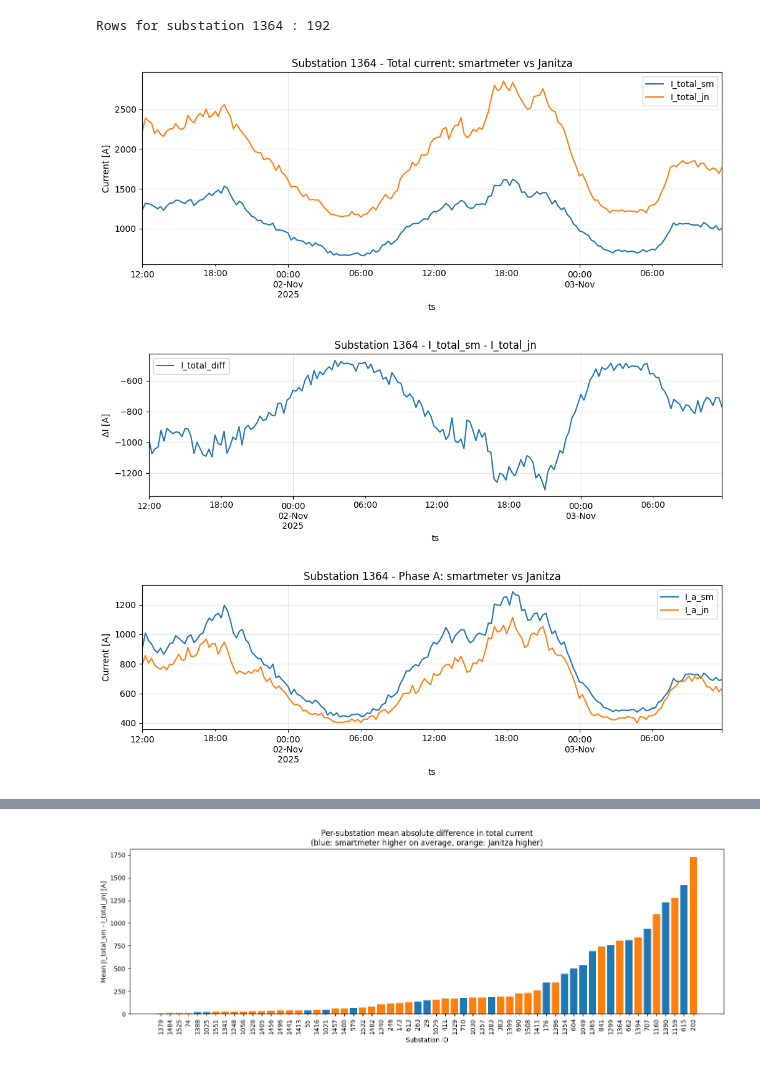
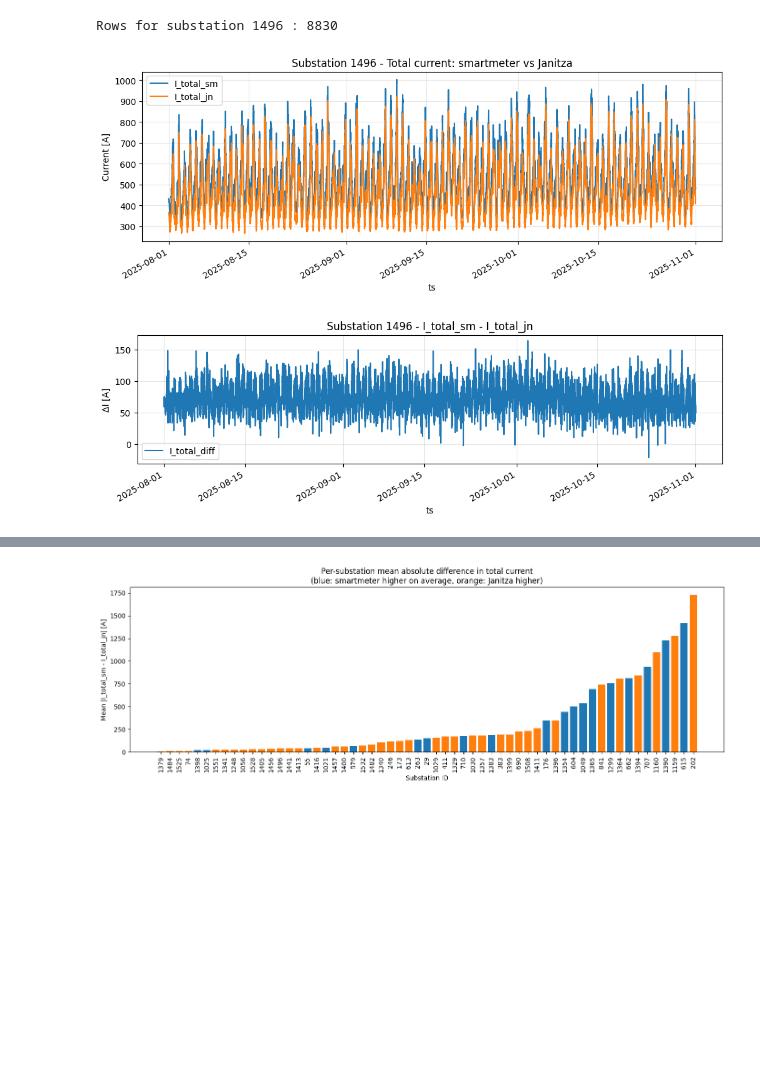
Before and after one commit to MindisBlank/Jasonaq_thesis, a Jupyter notebook: notebooks/smartmeter_vs_janitza.ipynb, the cells around one changed output, grey strips where cells are left out. Saved outputs shown, nothing was run; the diff lists cells and outputs as text; code cells hidden in the pictures; blank space fills up the shorter version.

```diff
--- a/notebooks/smartmeter_vs_janitza.ipynb
+++ b/notebooks/smartmeter_vs_janitza.ipynb
@@ -103,0 +887,22 @@ Merged shape: (11328, 13)
+# %%
+# Merge smartmeter + Janitza into one frame (this is the regression input "panel dataset")
+#################################################################################################################
+# After this merge:
+#   Each row = one 15-min bin for one (substation_id, transformer)
+#   Contains both currents, coverage metadata, etc.
+df_merged = df_sm_good.merge(
+    df_jn_good,
+    on=["substation_id", "ts","transformer"],
+    how="inner",             # intersection only
+    suffixes=("_sm", "_jn"),
+    validate="one_to_one"    # safety check: raises if keys aren't 1:1
+)
+# Quick differences (not the final model, but good for debugging & intuition)
+for col in ["I_a", "I_b", "I_c", "I_total"]:
+    df_merged[f"{col}_diff"] = df_merged[f"{col}_sm"] - df_merged[f"{col}_jn"]
+
+df_merged[["I_a_diff", "I_b_diff", "I_c_diff", "I_total_diff"]].describe()
+
+print("Merged shape:",df_merged.shape)
+#################################################################################################################
+df_merged.head()
@@ -104,40 +917,31 @@ Merged shape: (11328, 13)
 # %%
-sub = 1364  # change this to whatever you want
+sub = 1496  # change this to whatever you want
+trafo = "sp1"
+sub_df = (
+    df_merged[(df_merged["substation_id"] == sub) & (df_merged["transformer"] == trafo)]
+    .set_index("ts")
+)
 
-sub_df = (
-    merged[merged["substation_id"] == sub]
-    .set_index("ts")
-    .sort_index()
-)
 
 print("Rows for substation", sub, ":", sub_df.shape[0])
 sub_df[["I_total_sm", "I_total_jn", "I_total_diff"]].head()
 
 ax = sub_df[["I_total_sm", "I_total_jn"]].plot(
     figsize=(12, 4),
     title=f"Substation {sub} - Total current: smartmeter vs Janitza",
 )
 ax.set_ylabel("Current [A]")
 ax.grid(True, alpha=0.3)
 plt.show()
 
 ax2 = sub_df[["I_total_diff"]].plot(
     figsize=(12, 3),
     title=f"Substation {sub} - I_total_sm - I_total_jn",
 )
 ax2.set_ylabel("ΔI [A]")
 ax2.grid(True, alpha=0.3)
 plt.show()
-
-ax3 = sub_df[["I_a_sm", "I_a_jn"]].plot(
-    figsize=(12, 3),
-    title=f"Substation {sub} - Phase A: smartmeter vs Janitza",
-)
-ax3.set_ylabel("Current [A]")
-ax3.grid(True, alpha=0.3)
-plt.show()
 # %% [output]
-Rows for substation 1364 : 192
+Rows for substation 1496 : 8830
-[figure, old version]
+[figure, new version]
-[figure, old version]
+[figure, new version]
-[figure, removed]
```
Also changed, not shown: parts of 10 cells of this notebook, 2 other files.
